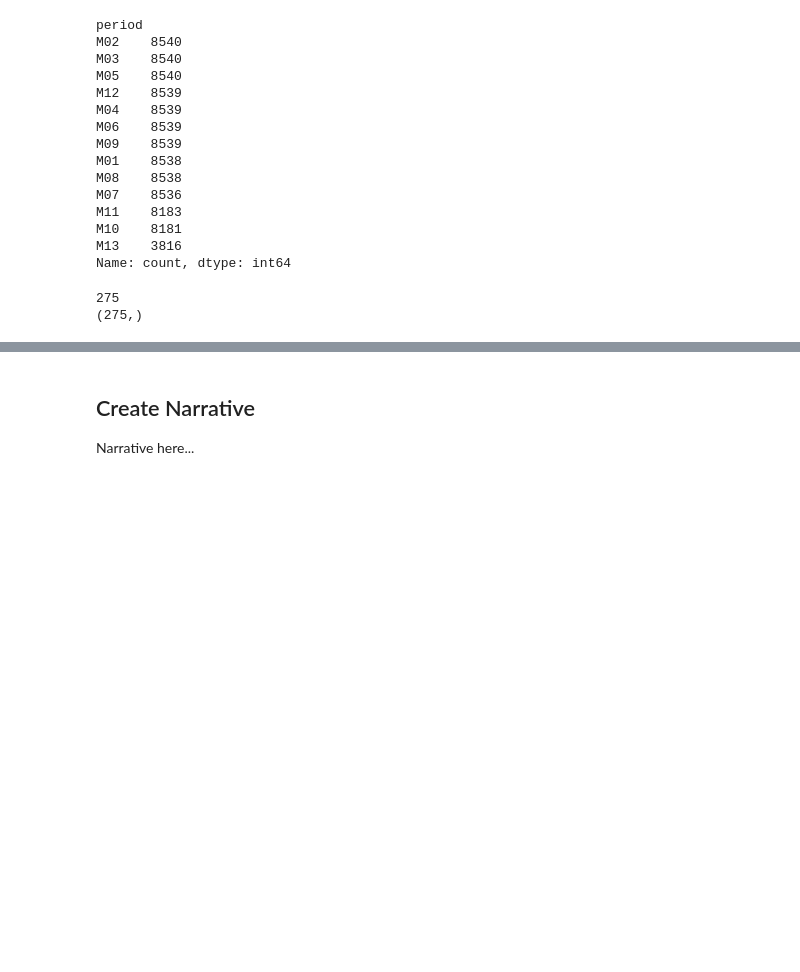
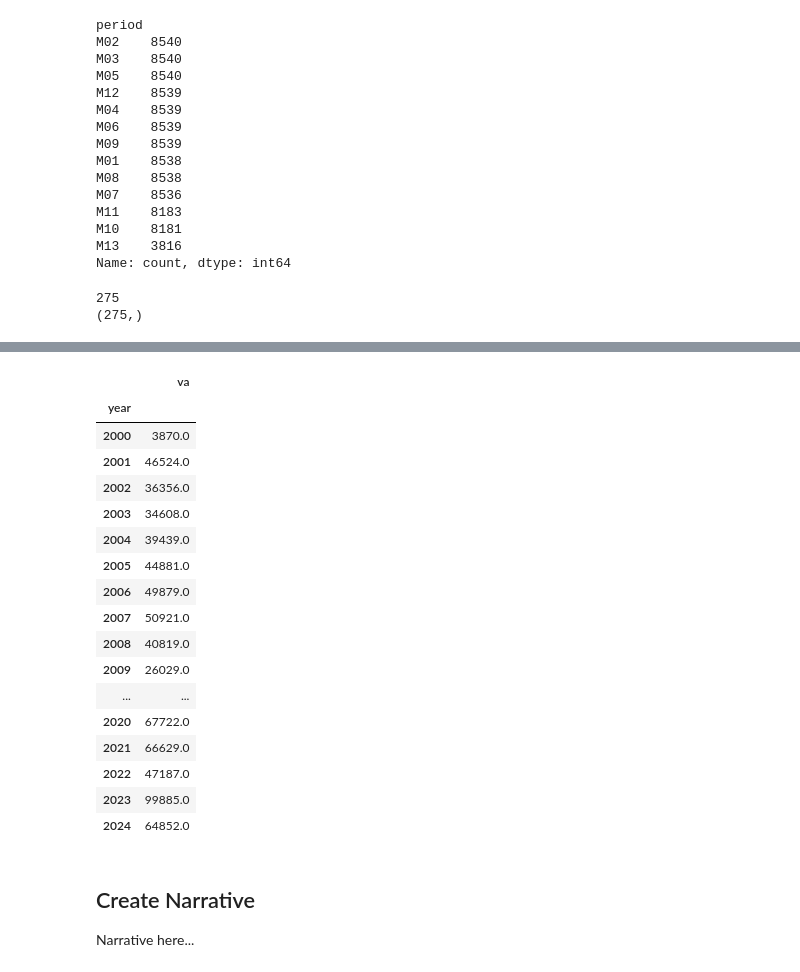
Before and after one commit to mdgarber/DataStoryTelling-JOLTS, a Jupyter notebook: DataStoryTelling-JOLTS.ipynb, the cells around one changed output, grey strips where cells are left out. Saved outputs shown, nothing was run; the diff lists cells and outputs as text; code cells hidden in the pictures; blank space fills up the shorter version.

```diff
--- a/DataStoryTelling-JOLTS.ipynb
+++ b/DataStoryTelling-JOLTS.ipynb
@@ -229,4 +211,25 @@ max      9846.000000
 Name: va, dtype: float64
+# %%
+joltsDataV2Annual
+# %% [output]
+|  | va |
+| year |  |
+| 2000 | 3870.0 |
+| 2001 | 46524.0 |
+| 2002 | 36356.0 |
+| 2003 | 34608.0 |
+| 2004 | 39439.0 |
+| 2005 | 44881.0 |
+| 2006 | 49879.0 |
+| 2007 | 50921.0 |
+| 2008 | 40819.0 |
+| 2009 | 26029.0 |
+| ... | ... |
+| 2020 | 67722.0 |
+| 2021 | 66629.0 |
+| 2022 | 47187.0 |
+| 2023 | 99885.0 |
+| 2024 | 64852.0 |
 # %% [markdown]
 ## Create Narrative
 Narrative here...
```
Also changed, not shown: parts of 13 cells of this notebook.
